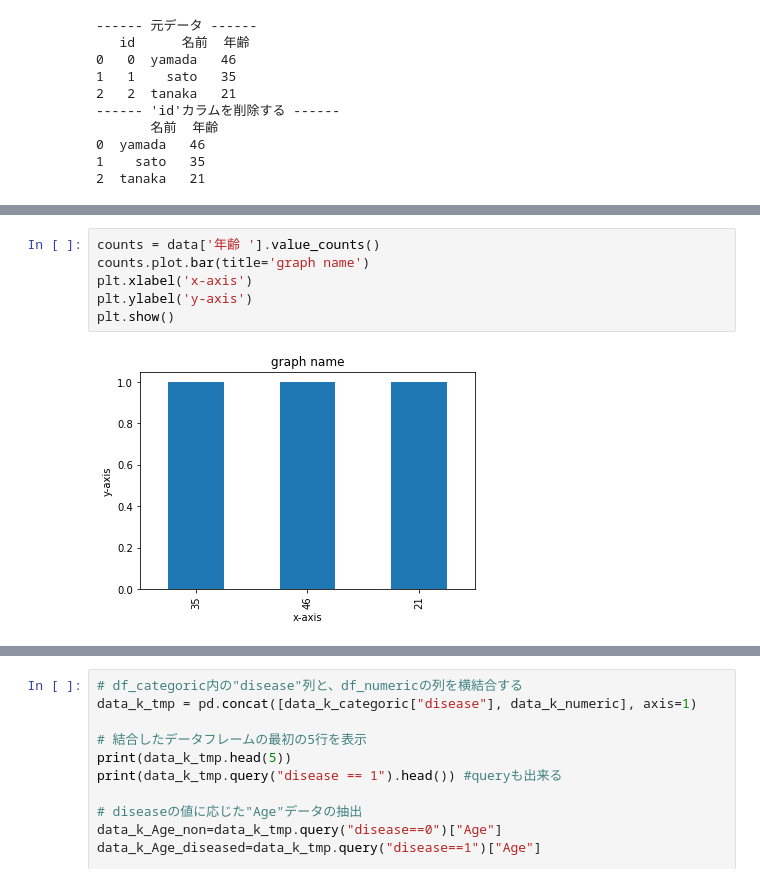
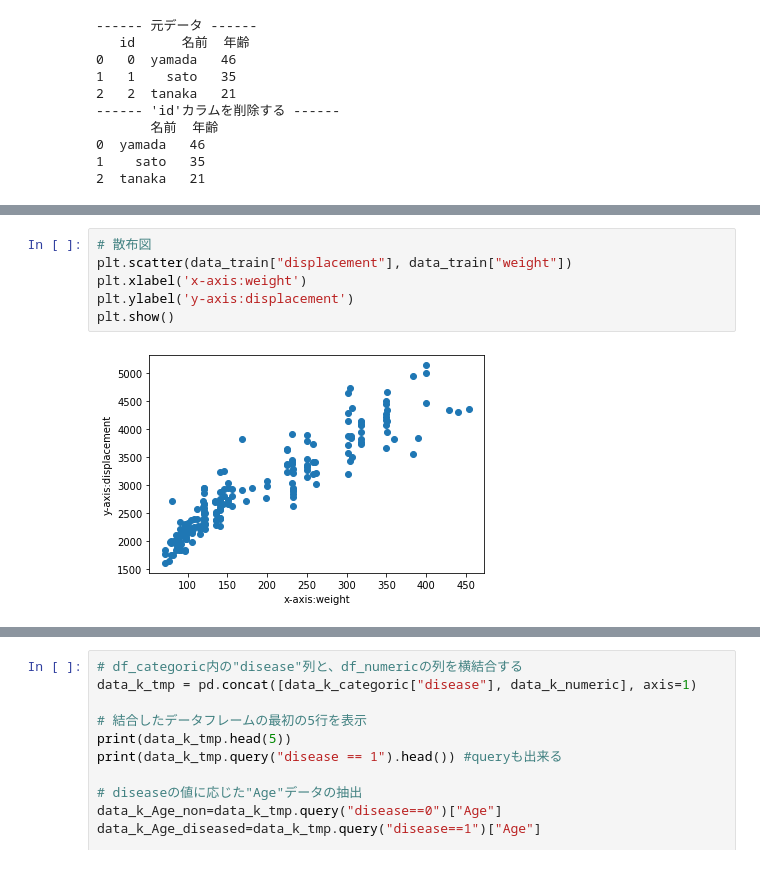
Before and after one commit to Tritama/python-practice, a Jupyter notebook: ML_note_0.ipynb, the cells around one changed output, grey strips where cells are left out. Saved outputs shown, nothing was run; the diff lists cells and outputs as text.

```diff
--- a/ML_note_0.ipynb
+++ b/ML_note_0.ipynb
@@ -379,8 +445,8 @@ Name: 年齢 , dtype: int64
 # %%
-counts = data['年齢 '].value_counts()
-counts.plot.bar(title='graph name')
-plt.xlabel('x-axis')
-plt.ylabel('y-axis')
+# 散布図
+plt.scatter(data_train["displacement"], data_train["weight"])
+plt.xlabel('x-axis:weight')
+plt.ylabel('y-axis:displacement')
 plt.show()
 # %% [output]
-[figure, old version]
+[figure, new version]
```
Also changed, not shown: parts of 25 cells of this notebook.
